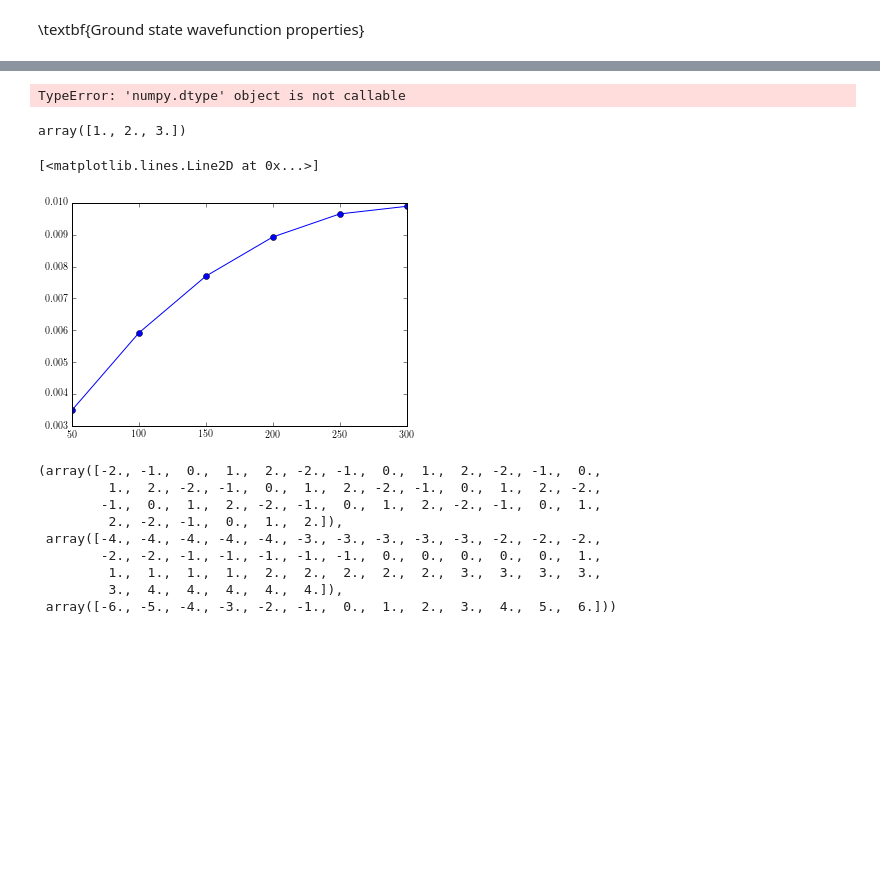
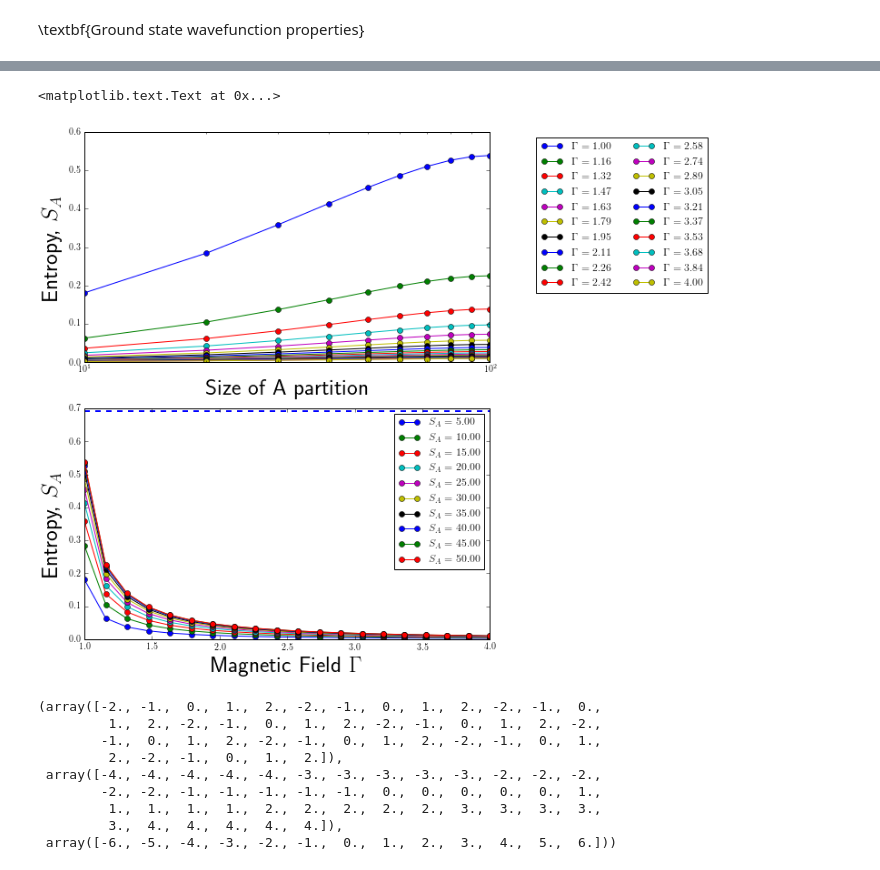
Before and after one commit to paraj003/LMG_quench, a Jupyter notebook: LMG_sim.ipynb, the cells around one changed output, grey strips where cells are left out. Cells and saved outputs as stored; diff of their text form; code cells hidden in the pictures; blank space fills up the shorter version.

```diff
--- a/LMG_sim.ipynb
+++ b/LMG_sim.ipynb
@@ -1205,2 +1155,7 @@ def EEntropy_VN(ρA):
 # %% [markdown]
 \textbf{Ground state wavefunction properties}
+# %%
+#parameter definitions
+ΔL=10
+L=2000#np.concatenate([np.arange(100,1000,100),np.arange(1000,2000,1000)])#choose even
+part_szarr=np.concatenate([np.linspace(10,100,10),np.linspace(200,1000,9)],axis=0)#np.arange(ΔL,int(L/2)+ΔL,ΔL)
@@ -1207,21 +1190,20 @@ def EEntropy_VN(ρA):
 # %%
-#parameter definitions
-ΔL=50
-Larr=np.arange(600,600+ΔL,ΔL)#np.concatenate([np.arange(100,1000,100),np.arange(1000,2000,1000)])#choose even
-part_szarr=np.arange(ΔL,int(Larr[-1]/2)+ΔL,ΔL)
-entropyarr=np.zeros((np.size(part_szarr),np.size(Larr)))
-for q,L in zip(range(np.size(Larr)),Larr):
-    paramvals0=LMG.Ham_params(N=L,S=L/2,J=1.,γz=1.,γy=0.0,Γ=4.)
-    #Ground state properties
+directory='/home/paraj/Dropbox/Research_Projects_Current/LMG_Quench/data/CGmats/'
+#Ground state properties
+Γarr=np.linspace(1.,4.,20)
+#Entanglement entropy
+entropyarr=np.zeros((np.size(part_szarr),np.size(Γarr)))
+for q in range(np.size(Γarr)):
+    paramvals0=LMG.Ham_params(N=L,S=L/2,J=1.,γz=1.,γy=0.0,Γ=Γarr[q])
     Ham=LMG.LMG_generateHam(paramvals0)
     GSenergy,vec=spla.eigs(Ham,k=1,which="SR")
     GState=vec[:,0]
     for p,part_sz in zip(range(np.size(part_szarr)),part_szarr):
         SA=part_sz/2 #Size of A subsystem
         SB=paramvals0.S-SA #Size of B subsystem
-        print((p,q,SA,SB,int((2*SA+1)*(2*SB+1))))#, end='\r', flush=True)
-        cgmat=CGmatrix(SA,SB,paramvals0.S)
+        print(p, end='\r', flush=True)
+        cgmat=LMG.CGmatrix(SA,SB,paramvals0.S,directory)
         GStateAB=np.matmul(cgmat,GState)#(2SA+1)(2SB+1)X1 array
-        ρA=Reduced_ρ(GStateAB,SA,SB)
-        entropyarr[p,q]=EEntropy_VN(ρA)
+        #ρA=LMG.Reduced_ρ(GStateAB,SA,SB)
+        #entropyarr[p,q]=LMG.EEntropy_VN(ρA)
 # %% [output]
@@ -1260,17 +1212,22 @@ array([[1.        , 0.        , 0.        , ..., 0.        , 0.        ,
-# %%
-X.dtype(float)
-# %% [output]
-TypeError: 'numpy.dtype' object is not callable
-# %%
-c1=[]
-np.append([],tuple([1,2,3]),axis=0)
-# %% [output]
-array([1., 2., 3.])
-# %%
-plt.plot(part_szarr,entropyarr,'-o')
-# %% [output]
-[<matplotlib.lines.Line2D at 0x...>]
-[figure, removed]
+# %%
+plt.figure(figsize=(8,10))
+#plotting entropy in log scale
+plt.subplot(2,1,1)
+for q in range(np.size(Γarr)):
+    plt.semilogx(part_szarr,entropyarr[:,q],'-o',label="$\\Gamma=%0.2f$"%Γarr[q])
+plt.legend(bbox_to_anchor=(1.55,1),ncol=2)
+plt.xlabel('Size of A partition',fontsize=25)
+plt.ylabel('Entropy, $S_A$',fontsize=25)
+plt.subplot(2,1,2)
+for q in range(np.size(part_szarr)):
+    plt.plot(Γarr,entropyarr[q,:],'-o',label="$S_A=%0.2f$"%(part_szarr[q]/2))
+plt.axhline(np.log(2),linestyle='dashed',linewidth=2)
+plt.legend(loc=1)#bbox_to_anchor=(1.35,1),ncol=1)
+plt.xlabel('Magnetic Field $\\Gamma$',fontsize=25)
+plt.ylabel('Entropy, $S_A$',fontsize=25)
+# %% [output]
+<matplotlib.text.Text at 0x...>
+[figure, added]
 # %%
 Larr=np.arange(400,500,100)#np.concatenate([np.arange(100,1000,100),np.arange(1000,2000,1000)])#choose even
 part_szarr=np.arange(100,500,100)
```
Also changed, not shown: parts of 13 cells of this notebook, 1 other file.
